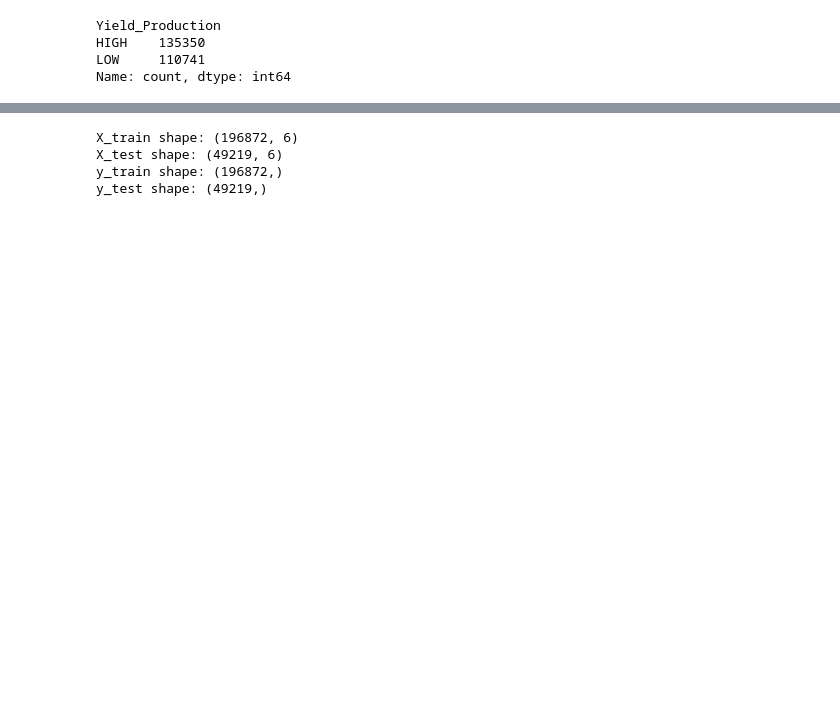
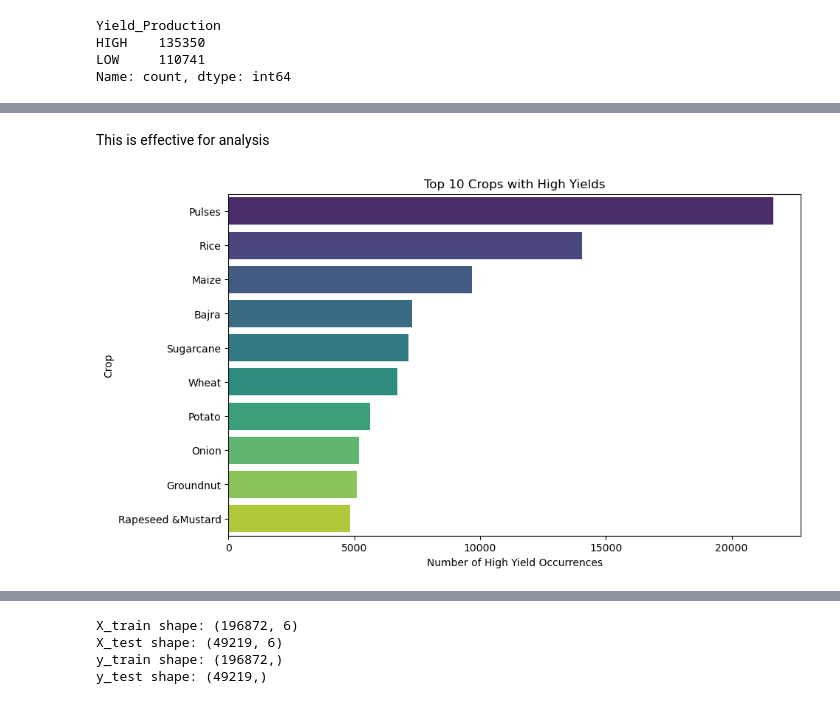
Before and after one commit to Austin-Murunga/Phase-3-Project-, a Jupyter notebook: index.ipynb, the cells around one changed output, grey strips where cells are left out. Cells and saved outputs as stored; diff of their text form; code cells hidden in the pictures; blank space fills up the shorter version.

```diff
--- a/index.ipynb
+++ b/index.ipynb
@@ -179,0 +182,3 @@ Name: count, dtype: int64
+# %%
+data_eda = data.copy()
+data_eda
@@ -179,0 +358,18 @@ Name: count, dtype: int64
+# %% [markdown]
+This is effective for analysis
+# %%
+# Filter for crops with high yields
+high_yield_crops = data_eda[data_eda['Yield_Production'] == 'HIGH']
+
+# Count the occurrences of each crop
+crop_counts = high_yield_crops['Crop'].value_counts(ascending=False).head(10)
+
+# Plotting the top 10 crops with high yields
+plt.figure(figsize=(10, 6))
+sns.barplot(x=crop_counts.values, y=crop_counts.index, palette='viridis')
+plt.title('Top 10 Crops with High Yields')
+plt.xlabel('Number of High Yield Occurrences')
+plt.ylabel('Crop')
+plt.show()
+# %% [output]
+[figure, added]
```
Also changed, not shown: parts of 25 cells of this notebook.
